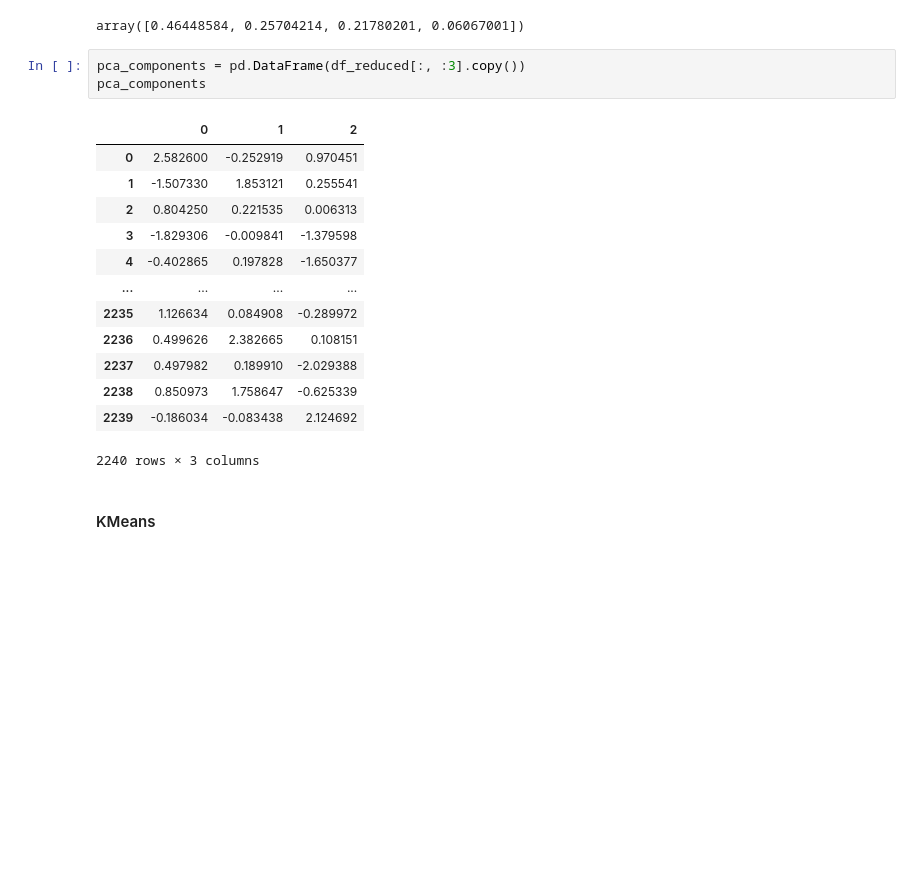
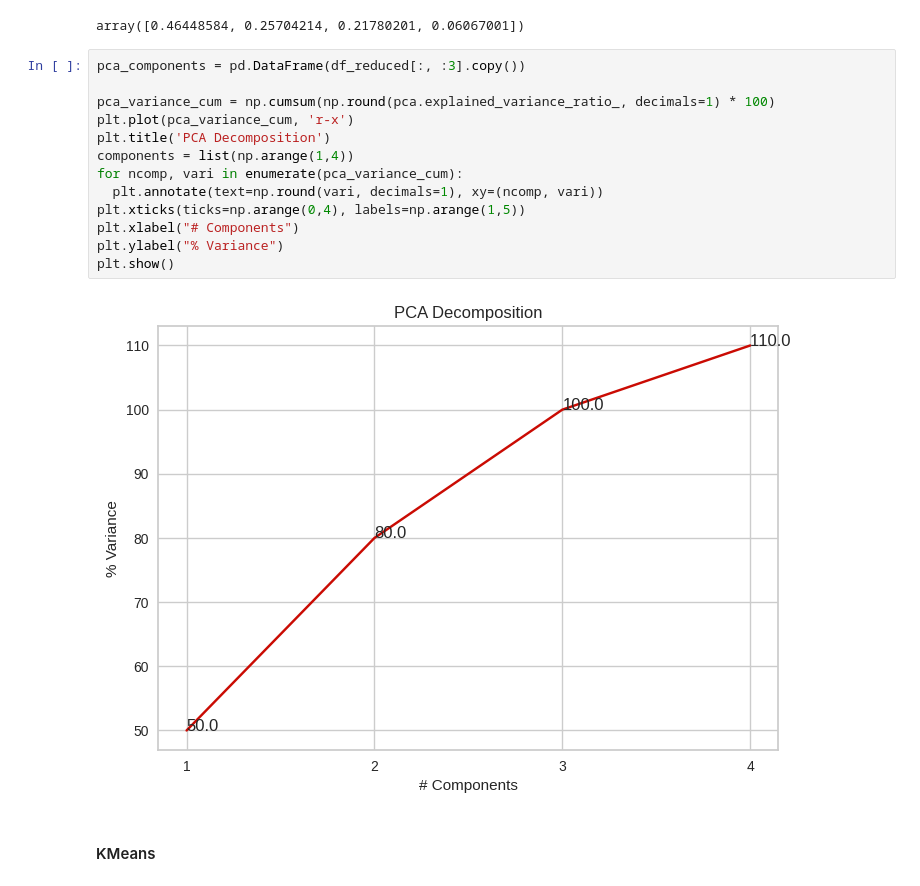
Before and after one commit to PabloJRW/clustering, a Jupyter notebook: customer_personality_clustering.ipynb, the cells around one changed output. Drawn from its saved outputs; the diff is of its cells as text; blank space fills up the shorter version.

```diff
--- a/customer_personality_clustering.ipynb
+++ b/customer_personality_clustering.ipynb
@@ -225,23 +226,21 @@ df_reduced = pca.transform(df_scaled)
 pca.explained_variance_ratio_
 # %% [output]
 array([0.46448584, 0.25704214, 0.21780201, 0.06067001])
-# %%
-pca_components = pd.DataFrame(df_reduced[:, :3].copy())
-pca_components
-# %% [output]
-|  | 0 | 1 | 2 |
-| 0 | 2.582600 | -0.252919 | 0.970451 |
-| 1 | -1.507330 | 1.853121 | 0.255541 |
-| 2 | 0.804250 | 0.221535 | 0.006313 |
-| 3 | -1.829306 | -0.009841 | -1.379598 |
-| 4 | -0.402865 | 0.197828 | -1.650377 |
-| ... | ... | ... | ... |
-| 2235 | 1.126634 | 0.084908 | -0.289972 |
-| 2236 | 0.499626 | 2.382665 | 0.108151 |
-| 2237 | 0.497982 | 0.189910 | -2.029388 |
-| 2238 | 0.850973 | 1.758647 | -0.625339 |
-| 2239 | -0.186034 | -0.083438 | 2.124692 |
-2240 rows × 3 columns
+# %%
+pca_components = pd.DataFrame(df_reduced[:, :3].copy())
+
+pca_variance_cum = np.cumsum(np.round(pca.explained_variance_ratio_, decimals=1) * 100)
+plt.plot(pca_variance_cum, 'r-x')
+plt.title('PCA Decomposition')
+components = list(np.arange(1,4))
+for ncomp, vari in enumerate(pca_variance_cum):
+  plt.annotate(text=np.round(vari, decimals=1), xy=(ncomp, vari))
+plt.xticks(ticks=np.arange(0,4), labels=np.arange(1,5))
+plt.xlabel("# Components")
+plt.ylabel("% Variance")
+plt.show()
+# %% [output]
+[figure, added]
 # %% [markdown]
 #### KMeans
 # %%
```
Also changed, not shown: parts of 33 cells of this notebook.
